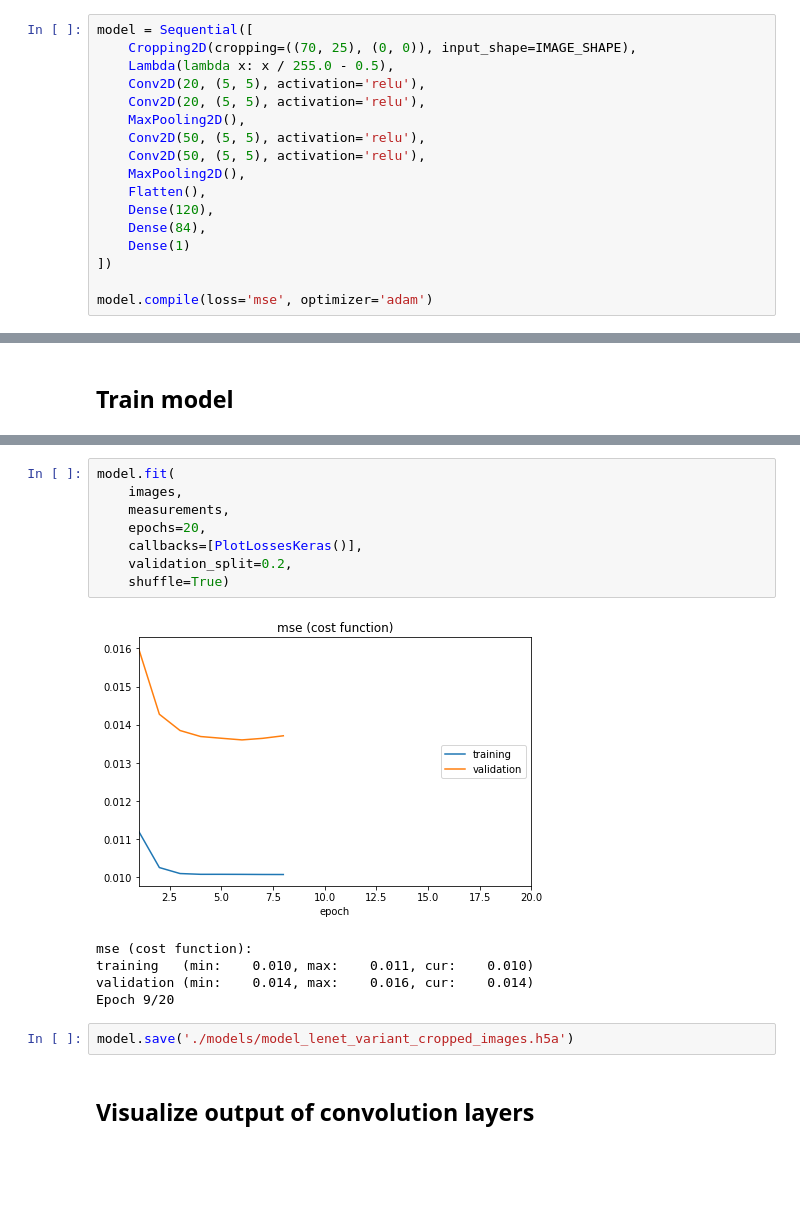
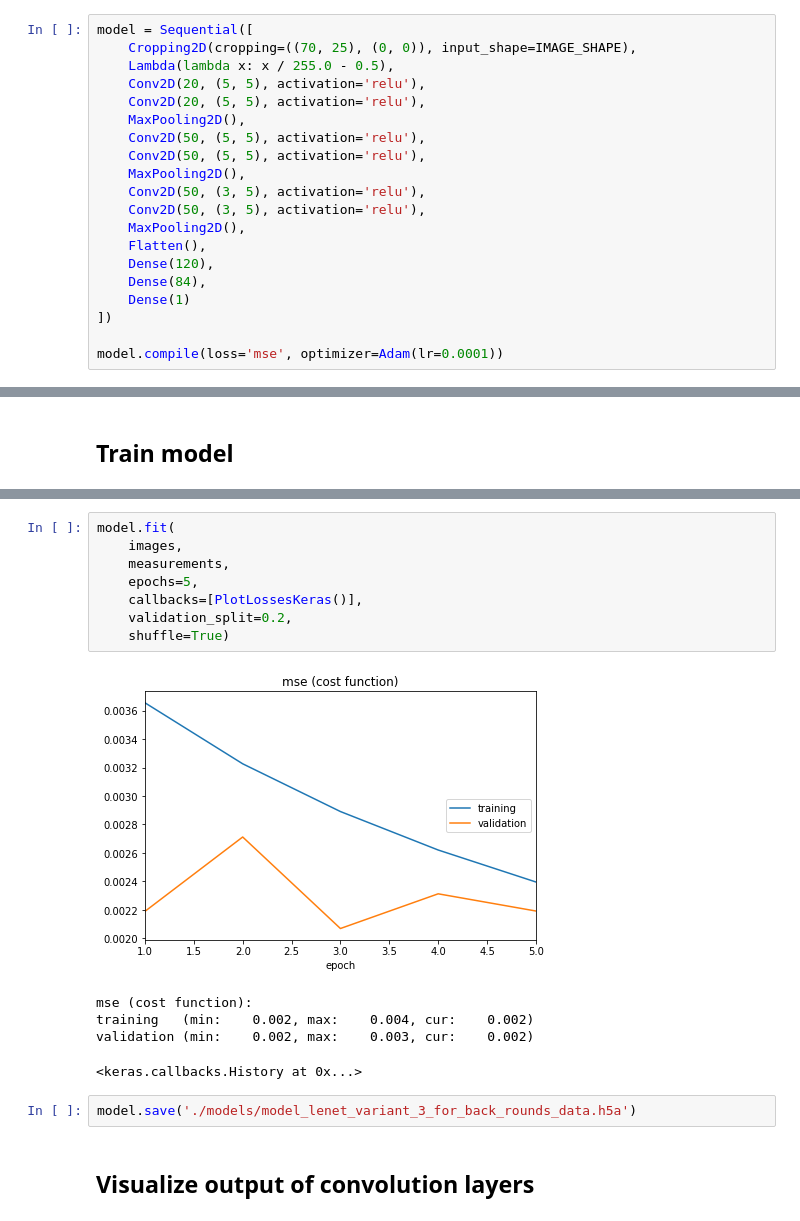
Before and after one commit to koulakis/CarND-Behavioral-Cloning-P3, a Jupyter notebook: clone.ipynb, the cells around one changed output, grey strips where cells are left out. Cells and saved outputs as stored; diff of their text form; blank space fills up the shorter version.

```diff
--- a/clone.ipynb
+++ b/clone.ipynb
@@ -69,13 +68,16 @@ model = Sequential([
     Conv2D(50, (5, 5), activation='relu'),
     Conv2D(50, (5, 5), activation='relu'),
     MaxPooling2D(),
+    Conv2D(50, (3, 5), activation='relu'),
+    Conv2D(50, (3, 5), activation='relu'),
+    MaxPooling2D(),
     Flatten(),
     Dense(120),
     Dense(84),
     Dense(1)
 ])
 
-model.compile(loss='mse', optimizer='adam')
+model.compile(loss='mse', optimizer=Adam(lr=0.0001))
 # %%
 model.summary()
 # %% [output]
@@ -112,19 +115,19 @@ KeyboardInterrupt:
 # %%
 model.fit(
     images,
     measurements,
-    epochs=20,
+    epochs=5,
     callbacks=[PlotLossesKeras()],
     validation_split=0.2,
     shuffle=True)
 # %% [output]
-[figure, old version]
+[figure, new version]
 mse (cost function):
-training   (min:    0.010, max:    0.011, cur:    0.010)
-validation (min:    0.014, max:    0.016, cur:    0.014)
-Epoch 9/20
+training   (min:    0.002, max:    0.004, cur:    0.002)
+validation (min:    0.002, max:    0.003, cur:    0.002)
+<keras.callbacks.History at 0x...>
 # %%
-model.save('./models/model_lenet_variant_cropped_images.h5a')
+model.save('./models/model_lenet_variant_3_for_back_rounds_data.h5a')
 # %% [markdown]
 ## Visualize output of convolution layers
 # %%
```
Also changed, not shown: parts of 8 cells of this notebook.
